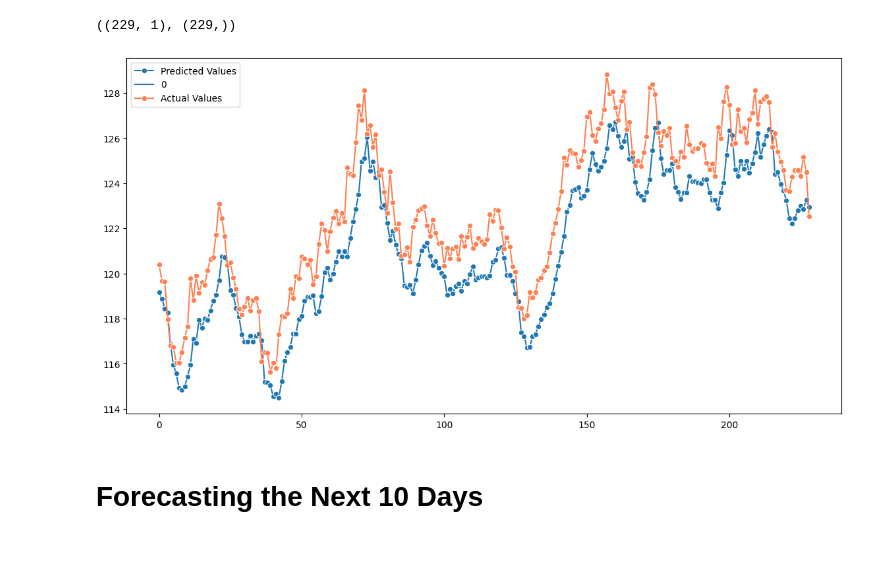
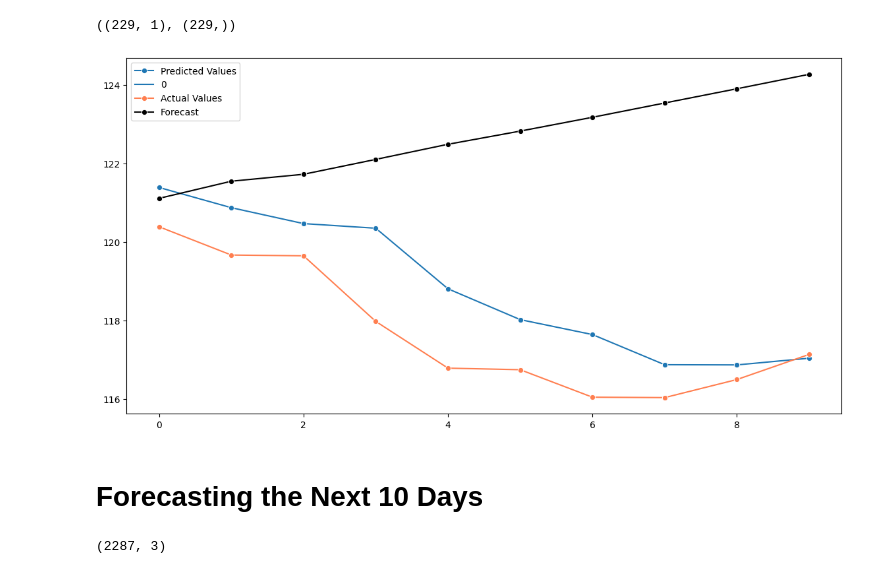
Before and after one commit to junaidulhassan/My-All-Kaggle-Jupyter-Notebooks, a Jupyter notebook: Gold Prices Forecasting using LSTMs/notebook.ipynb, the cells around one changed output. Cells and saved outputs as stored; diff of their text form; code cells hidden in the pictures.

Commit message:
Kaggle Notebook | Gold Prices Forecasting | Version 1

```diff
--- a/Gold Prices Forecasting using LSTMs/notebook.ipynb
+++ b/Gold Prices Forecasting using LSTMs/notebook.ipynb
@@ -276,13 +277,32 @@ Model: "sequential_6"
  Total params: 0 (0.00 B)
  Trainable params: 0 (0.00 B)
  Non-trainable params: 0 (0.00 B)
+# %%
+class StopOnTrainingLossIncrease(Callback):
+    def __init__(self):
+        super(StopOnTrainingLossIncrease, self).__init__()
+        self.best_loss = float('inf')
+
+    def on_epoch_end(self, epoch, logs=None):
+        current_loss = logs.get('loss')
+        if current_loss is None:
+            return
+        if current_loss > self.best_loss:
+            print(f'\nTraining stopped because training loss increased from {self.best_loss:.4f} to {current_loss:.4f}')
+            self.model.stop_training = True
+        else:
+            self.best_loss = current_loss
+
+# Instantiate the custom callback
+stop_on_increase = StopOnTrainingLossIncrease()
 # %%
 history = model.fit(
     x= x_train,
     y = y_train,
     batch_size=1,
     epochs=30,
-    validation_data=(x_test,y_test)
+    validation_data=(x_test,y_test),
+    callbacks=[stop_on_increase]
 )
 # %% [output]
 Epoch 1/30
@@ -328,12 +348,17 @@ y_pred.shape,y_test.shape
 ((229, 1), (229,))
 # %%
 plt.figure(figsize=(14,7))
-sns.lineplot(y_pred, label='Predicted Values', marker='o',color='royalblue')
-sns.lineplot(y_test, label='Actual Values',marker='o',color='coral')
+sns.lineplot(y_pred[0:10], label='Predicted Values', marker='o',color='royalblue')
+sns.lineplot(y_test[0:10], label='Actual Values',marker='o',color='coral')
+sns.lineplot(forecast_list,label='Forecast',marker='o',color='black')
 plt.legend()
 plt.show()
 # %% [output]
-[figure, old version]
+[figure, new version]
 # %% [markdown]
 # Forecasting the Next 10 Days
+# %%
+x.shape
+# %% [output]
+(2287, 3)
 # %%
```
Also changed, not shown: parts of 6 cells of this notebook.
